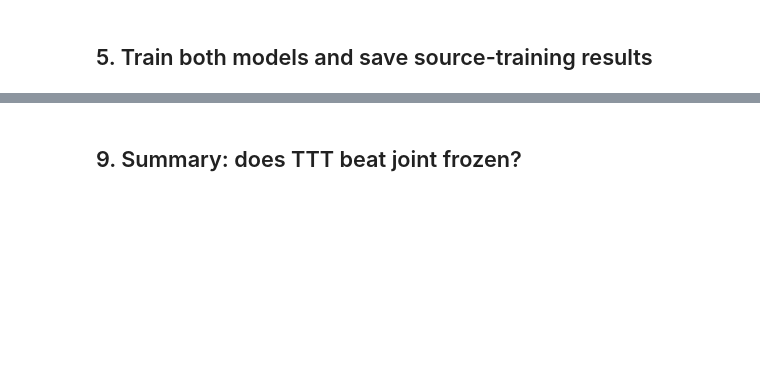
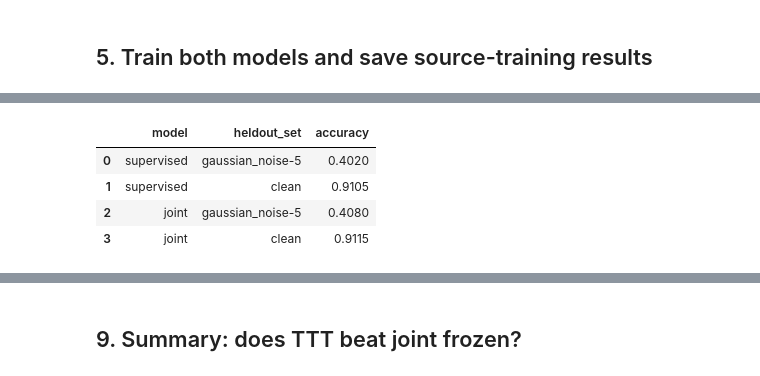
Before and after one commit to dong-quan-tran/acm-online-learning-human-way, a Jupyter notebook: notebooks/nguyen-expa.ipynb, the cells around one changed output, grey strips where cells are left out. Saved outputs shown, nothing was run; the diff lists cells and outputs as text; code cells hidden in the pictures; blank space fills up the shorter version.

```diff
--- a/notebooks/nguyen-expa.ipynb
+++ b/notebooks/nguyen-expa.ipynb
@@ -685 +656,23 @@ chosen TTT settings: {'episodic_lr': 0.01, 'episodic_steps': 10, 'online_lr': 0.
+# %%
+def make_monitor(sink, stream_key):
+    # Scores the current weights on every held-out ttt_dev set. Labels are used only here, never inside run_ttt.
+    def monitor(model, n_adapted):
+        for held_key, (Xh, yh) in TDEV.items():
+            sink.append({'stream': stream_key, 'images_adapted': n_adapted, 'heldout_set': held_key,
+                         'heldout_n': len(yh), 'accuracy': float((predict(model, Xh) == yh).mean())})
+    return monitor
+
+# reference levels on the held-out sets: both trained models, frozen, no TTT
+HELDOUT_REF = []
+for name, m in (('supervised', sup_model), ('joint', joint_model)):
+    for held_key, (Xh, yh) in TDEV.items():
+        HELDOUT_REF.append({'model': name, 'heldout_set': held_key, 'accuracy': float((predict(m, Xh) == yh).mean())})
+HELDOUT_REF = pd.DataFrame(HELDOUT_REF)
+display(HELDOUT_REF)
+# %% [output]
+|  | model | heldout_set | accuracy |
+| 0 | supervised | gaussian_noise-5 | 0.4020 |
+| 1 | supervised | clean | 0.9105 |
+| 2 | joint | gaussian_noise-5 | 0.4080 |
+| 3 | joint | clean | 0.9115 |
 # %% [markdown]
```
Also changed, not shown: parts of 19 cells of this notebook.
